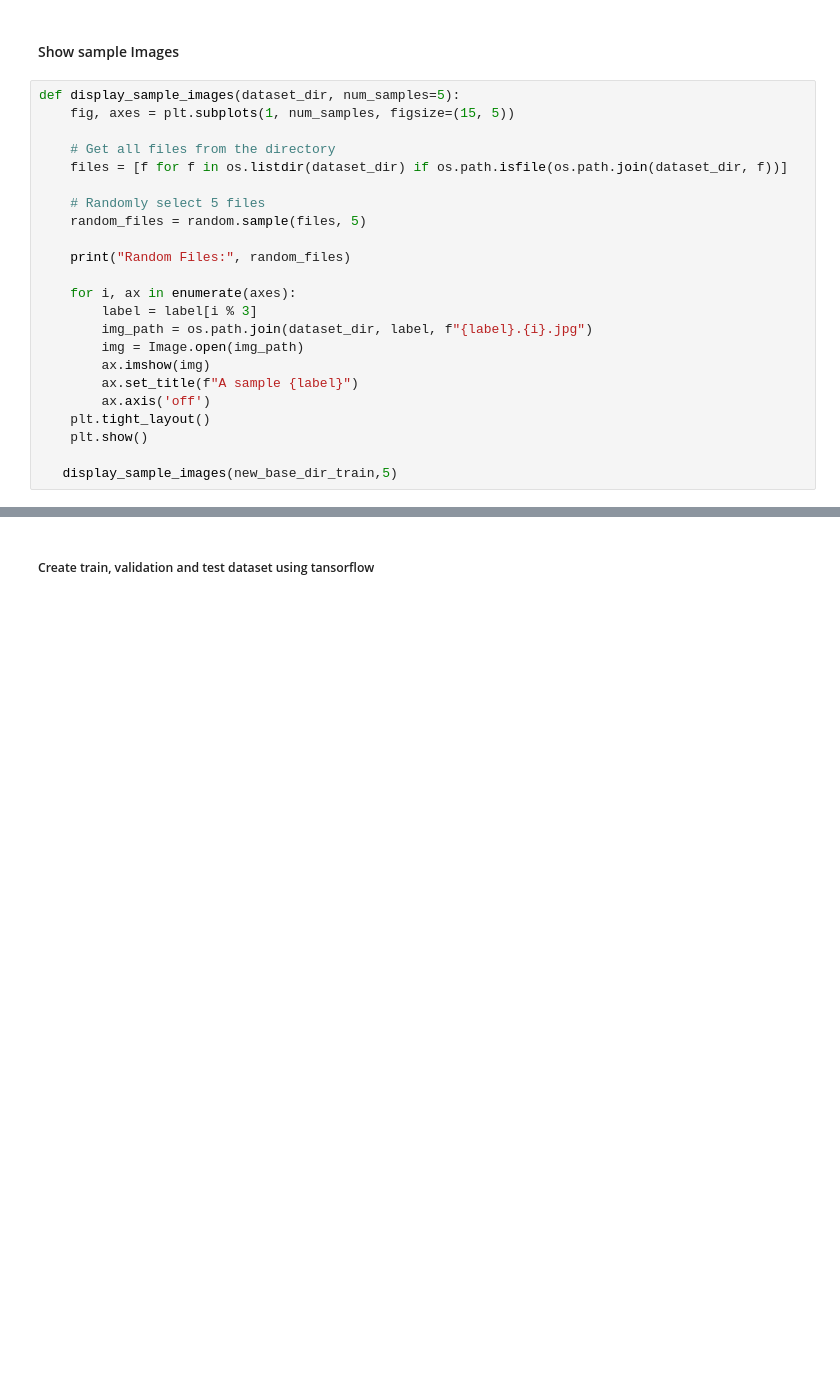
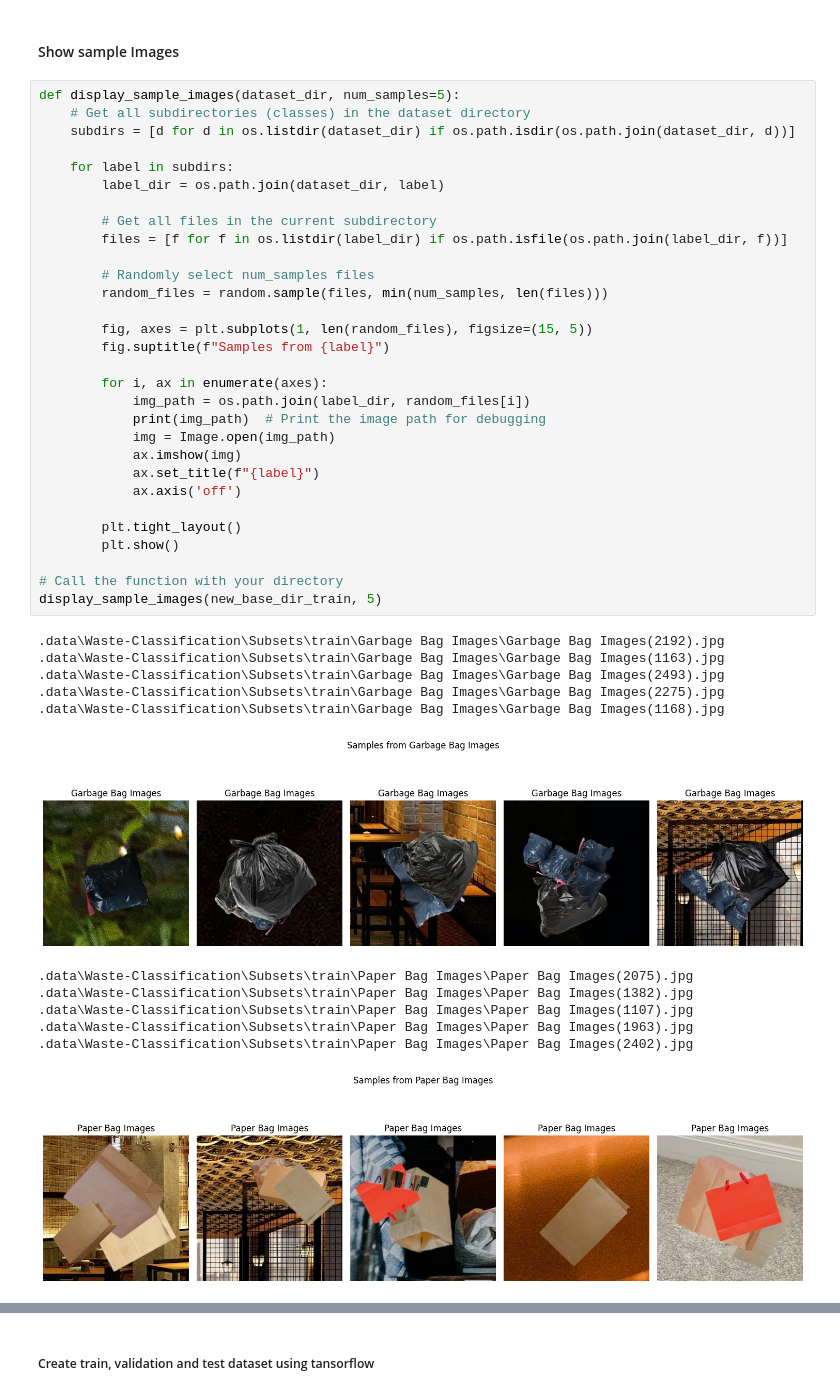
Before and after one commit to khushbunlad/CSCN8010-labs, a Jupyter notebook: FinalProject.ipynb, the cells around one changed output, grey strips where cells are left out. Cells and saved outputs as stored; diff of their text form; blank space fills up the shorter version.

```diff
--- a/FinalProject.ipynb
+++ b/FinalProject.ipynb
@@ -77,24 +74,44 @@ test/Plastic Bag Images: 2000 images
 #### Show sample Images
 # %%
 def display_sample_images(dataset_dir, num_samples=5):
-    fig, axes = plt.subplots(1, num_samples, figsize=(15, 5))
+    # Get all subdirectories (classes) in the dataset directory
+    subdirs = [d for d in os.listdir(dataset_dir) if os.path.isdir(os.path.join(dataset_dir, d))]
 
-    # Get all files from the directory
-    files = [f for f in os.listdir(dataset_dir) if os.path.isfile(os.path.join(dataset_dir, f))]
+    for label in subdirs:
+        label_dir = os.path.join(dataset_dir, label)
 
-    # Randomly select 5 files
-    random_files = random.sample(files, 5)
+        # Get all files in the current subdirectory
+        files = [f for f in os.listdir(label_dir) if os.path.isfile(os.path.join(label_dir, f))]
 
-    print("Random Files:", random_files)
+        # Randomly select num_samples files
+        random_files = random.sample(files, min(num_samples, len(files)))
 
-    for i, ax in enumerate(axes):
-        label = label[i % 3]
-        img_path = os.path.join(dataset_dir, label, f"{label}.{i}.jpg")
-        img = Image.open(img_path)
-        ax.imshow(img)
-        ax.set_title(f"A sample {label}")
-        ax.axis('off')
-    plt.tight_layout()
-    plt.show()
+        fig, axes = plt.subplots(1, len(random_files), figsize=(15, 5))
+        fig.suptitle(f"Samples from {label}")
 
-   display_sample_images(new_base_dir_train,5)
+        for i, ax in enumerate(axes):
+            img_path = os.path.join(label_dir, random_files[i])
+            print(img_path)  # Print the image path for debugging
+            img = Image.open(img_path)
+            ax.imshow(img)
+            ax.set_title(f"{label}")
+            ax.axis('off')
+
+        plt.tight_layout()
+        plt.show()
+
+# Call the function with your directory
+display_sample_images(new_base_dir_train, 5)
+# %% [output]
+.data\Waste-Classification\Subsets\train\Garbage Bag Images\Garbage Bag Images(2192).jpg
+.data\Waste-Classification\Subsets\train\Garbage Bag Images\Garbage Bag Images(1163).jpg
+.data\Waste-Classification\Subsets\train\Garbage Bag Images\Garbage Bag Images(2493).jpg
+.data\Waste-Classification\Subsets\train\Garbage Bag Images\Garbage Bag Images(2275).jpg
+.data\Waste-Classification\Subsets\train\Garbage Bag Images\Garbage Bag Images(1168).jpg
+[figure, added]
+.data\Waste-Classification\Subsets\train\Paper Bag Images\Paper Bag Images(2075).jpg
+.data\Waste-Classification\Subsets\train\Paper Bag Images\Paper Bag Images(1382).jpg
+.data\Waste-Classification\Subsets\train\Paper Bag Images\Paper Bag Images(1107).jpg
+.data\Waste-Classification\Subsets\train\Paper Bag Images\Paper Bag Images(1963).jpg
+.data\Waste-Classification\Subsets\train\Paper Bag Images\Paper Bag Images(2402).jpg
+[figure, added]
```
Also changed, not shown: parts of 4 cells of this notebook.
